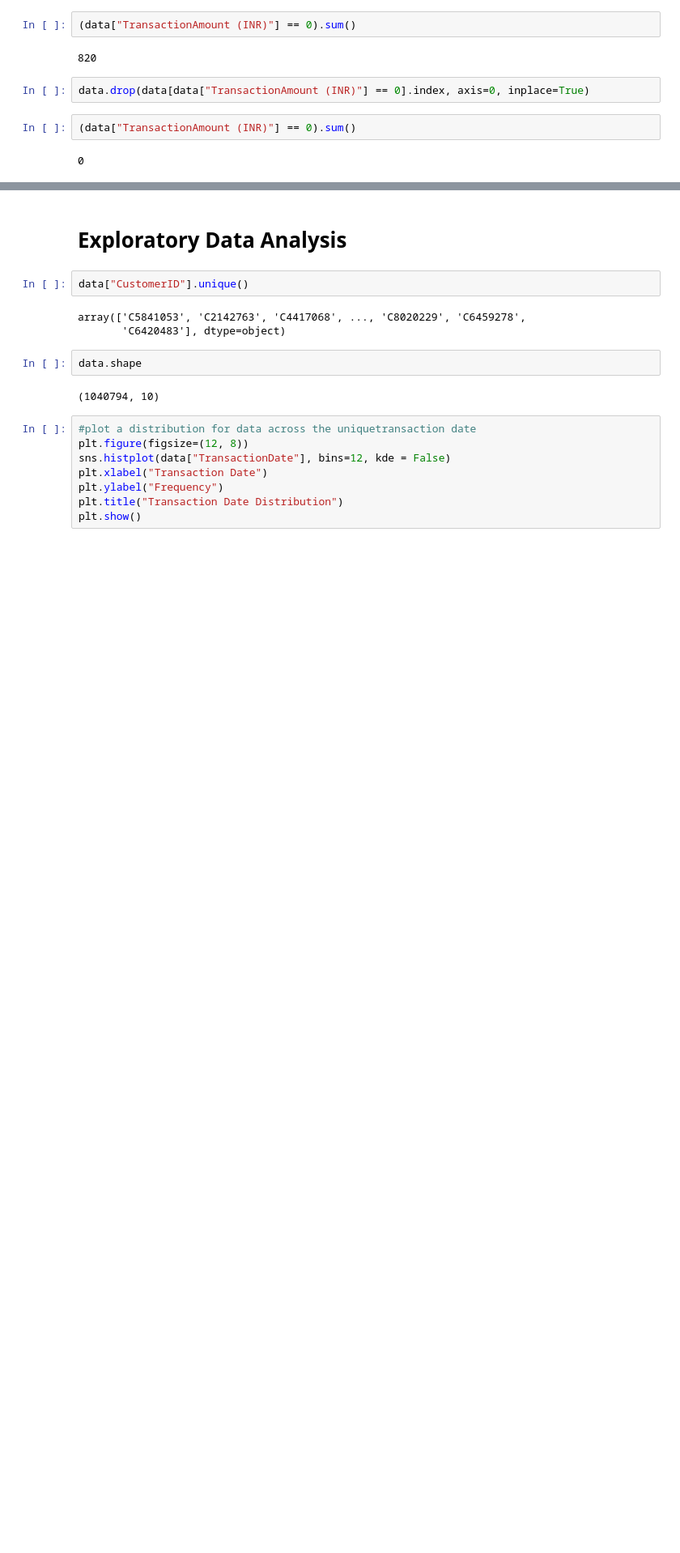
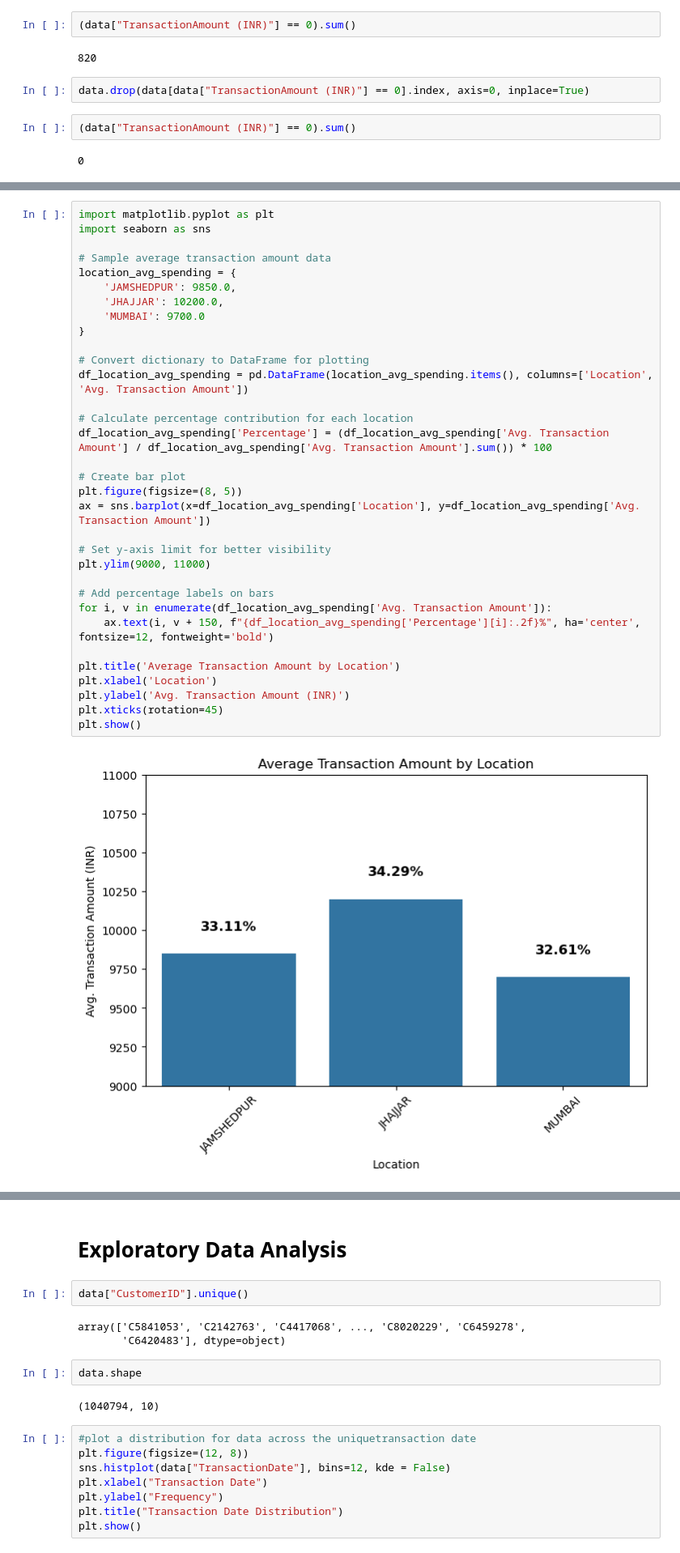
Before and after one commit to AdvanceBee/RFM-Analysis-Retail-Banking, a Jupyter notebook: RFM_Solution.ipynb, the cells around one changed output, grey strips where cells are left out. Shown at 81% size. Drawn from its saved outputs; the diff is of its cells as text; blank space fills up the shorter version.

```diff
--- a/RFM_Solution.ipynb
+++ b/RFM_Solution.ipynb
@@ -301,0 +354,35 @@ data.head()
+# %%
+import matplotlib.pyplot as plt
+import seaborn as sns
+
+# Sample average transaction amount data
+location_avg_spending = {
+    'JAMSHEDPUR': 9850.0,
+    'JHAJJAR': 10200.0,
+    'MUMBAI': 9700.0
+}
+
+# Convert dictionary to DataFrame for plotting
+df_location_avg_spending = pd.DataFrame(location_avg_spending.items(), columns=['Location', 'Avg. Transaction Amount'])
+
+# Calculate percentage contribution for each location
+df_location_avg_spending['Percentage'] = (df_location_avg_spending['Avg. Transaction Amount'] / df_location_avg_spending['Avg. Transaction Amount'].sum()) * 100
+
+# Create bar plot
+plt.figure(figsize=(8, 5))
+ax = sns.barplot(x=df_location_avg_spending['Location'], y=df_location_avg_spending['Avg. Transaction Amount'])
+
+# Set y-axis limit for better visibility
+plt.ylim(9000, 11000)
+
+# Add percentage labels on bars
+for i, v in enumerate(df_location_avg_spending['Avg. Transaction Amount']):
+    ax.text(i, v + 150, f"{df_location_avg_spending['Percentage'][i]:.2f}%", ha='center', fontsize=12, fontweight='bold')
+
+plt.title('Average Transaction Amount by Location')
+plt.xlabel('Location')
+plt.ylabel('Avg. Transaction Amount (INR)')
+plt.xticks(rotation=45)
+plt.show()
+# %% [output]
+[figure, added]
```
Also changed, not shown: parts of 30 cells of this notebook, 1 other file.
